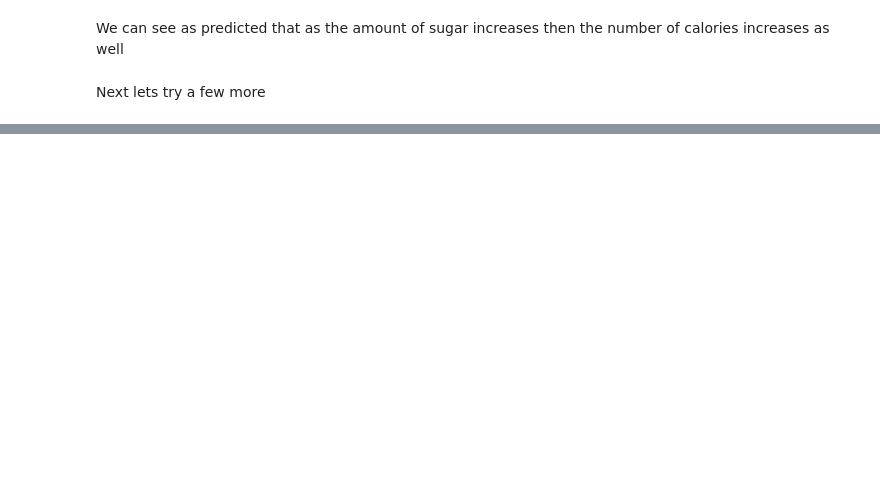
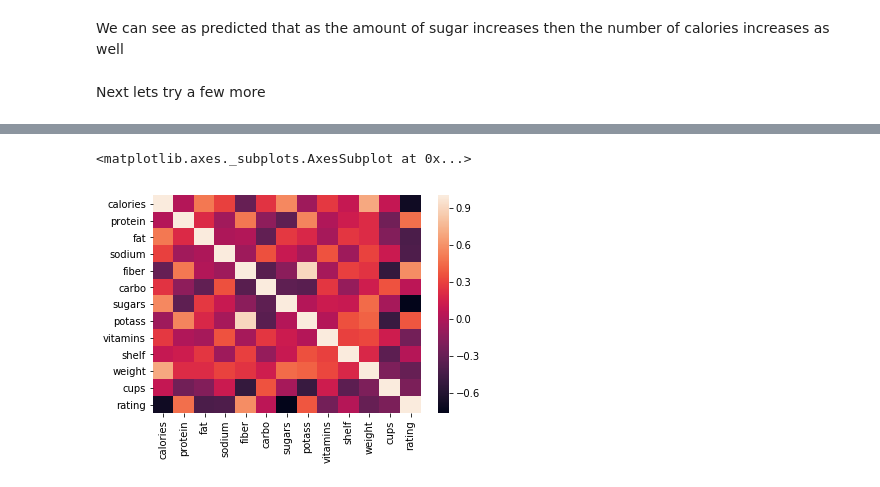
Before and after one commit to SykoTheKiD/LearningDataScience, a Jupyter notebook: Cereal Stats.ipynb, the cells around one changed output, grey strips where cells are left out. Saved outputs shown, nothing was run; the diff lists cells and outputs as text; code cells hidden in the pictures; blank space fills up the shorter version.

```diff
--- a/Cereal Stats.ipynb
+++ b/Cereal Stats.ipynb
@@ -86,0 +82,6 @@ We can see a few things
+# %%
+cor = cereal_frame.corr()
+sns.heatmap(cor, xticklabels=cor.columns, yticklabels=cor.columns)
+# %% [output]
+<matplotlib.axes._subplots.AxesSubplot at 0x...>
+[figure, added]
```
Also changed, not shown: parts of 16 cells of this notebook, 1 other file.
